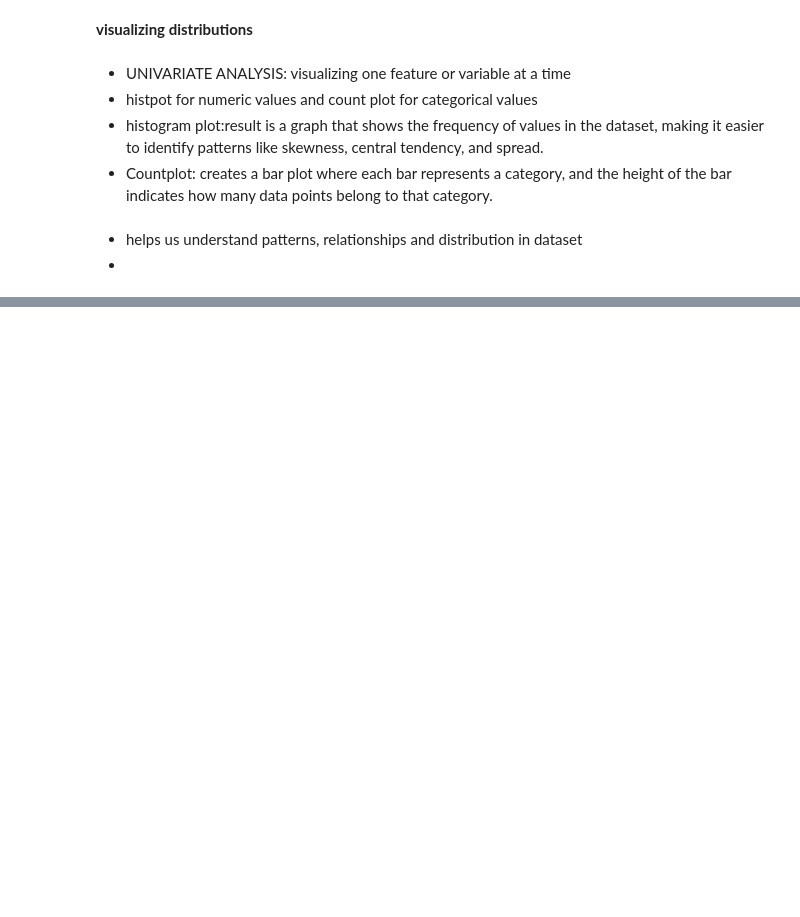
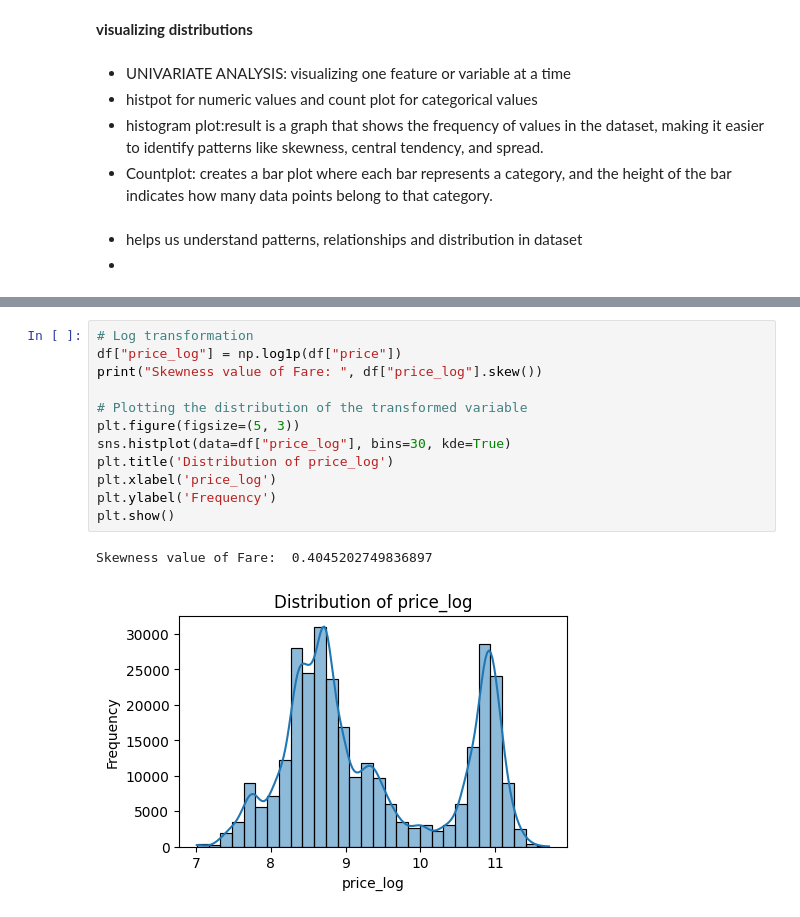
Before and after one commit to yawhatev/project, a Jupyter notebook: proj2.ipynb, the cells around one changed output, grey strips where cells are left out. Drawn from its saved outputs; the diff is of its cells as text; blank space fills up the shorter version.

```diff
--- a/proj2.ipynb
+++ b/proj2.ipynb
@@ -440,0 +525,15 @@ creates a bar plot where each bar represents a category, and the height of the b
+# %%
+# Log transformation
+df["price_log"] = np.log1p(df["price"])
+print("Skewness value of Fare: ", df["price_log"].skew())
+
+# Plotting the distribution of the transformed variable
+plt.figure(figsize=(5, 3))
+sns.histplot(data=df["price_log"], bins=30, kde=True)
+plt.title('Distribution of price_log')
+plt.xlabel('price_log')
+plt.ylabel('Frequency')
+plt.show()
+# %% [output]
+Skewness value of Fare:  0.4045202749836897
+[figure, added]
```
Also changed, not shown: parts of 16 cells of this notebook, 6 other files.
